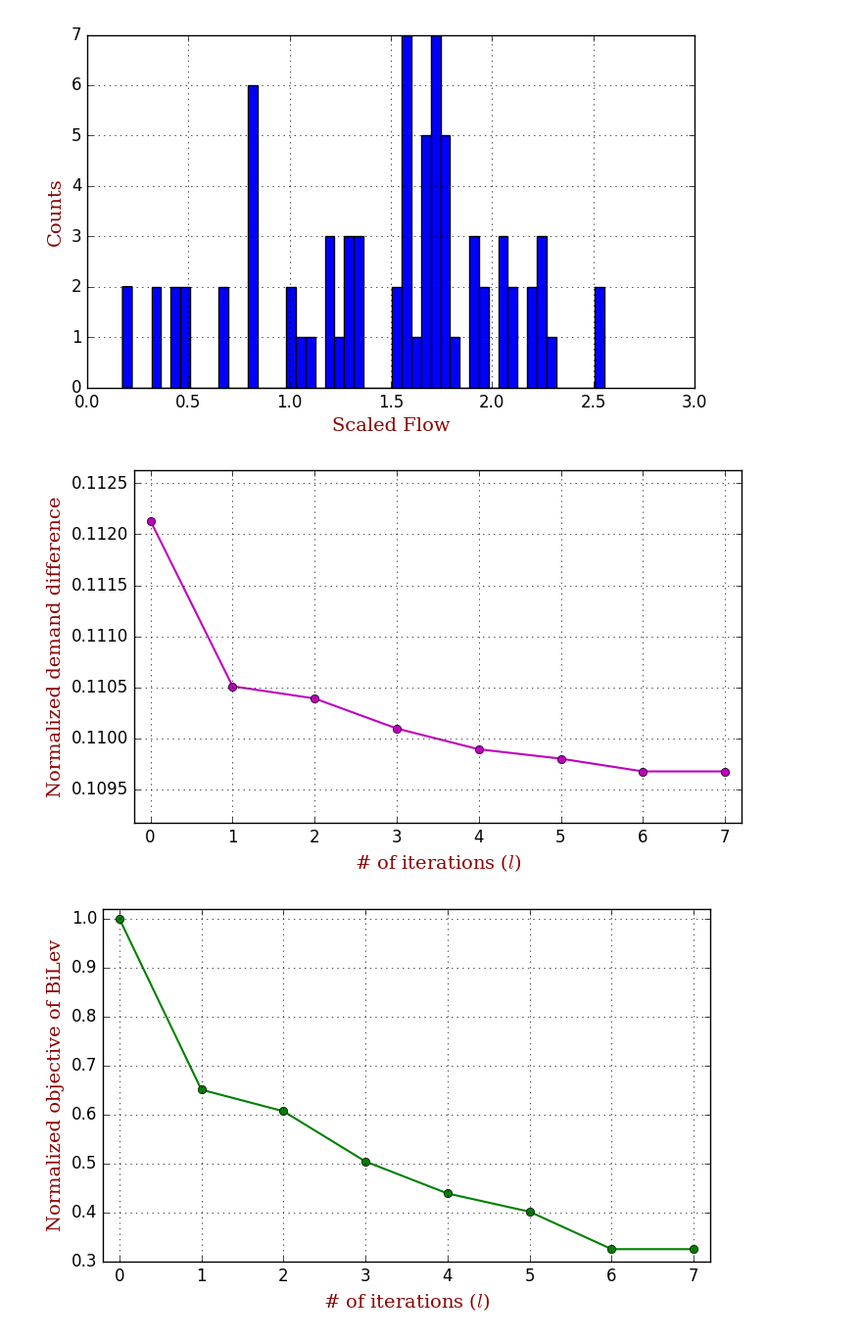
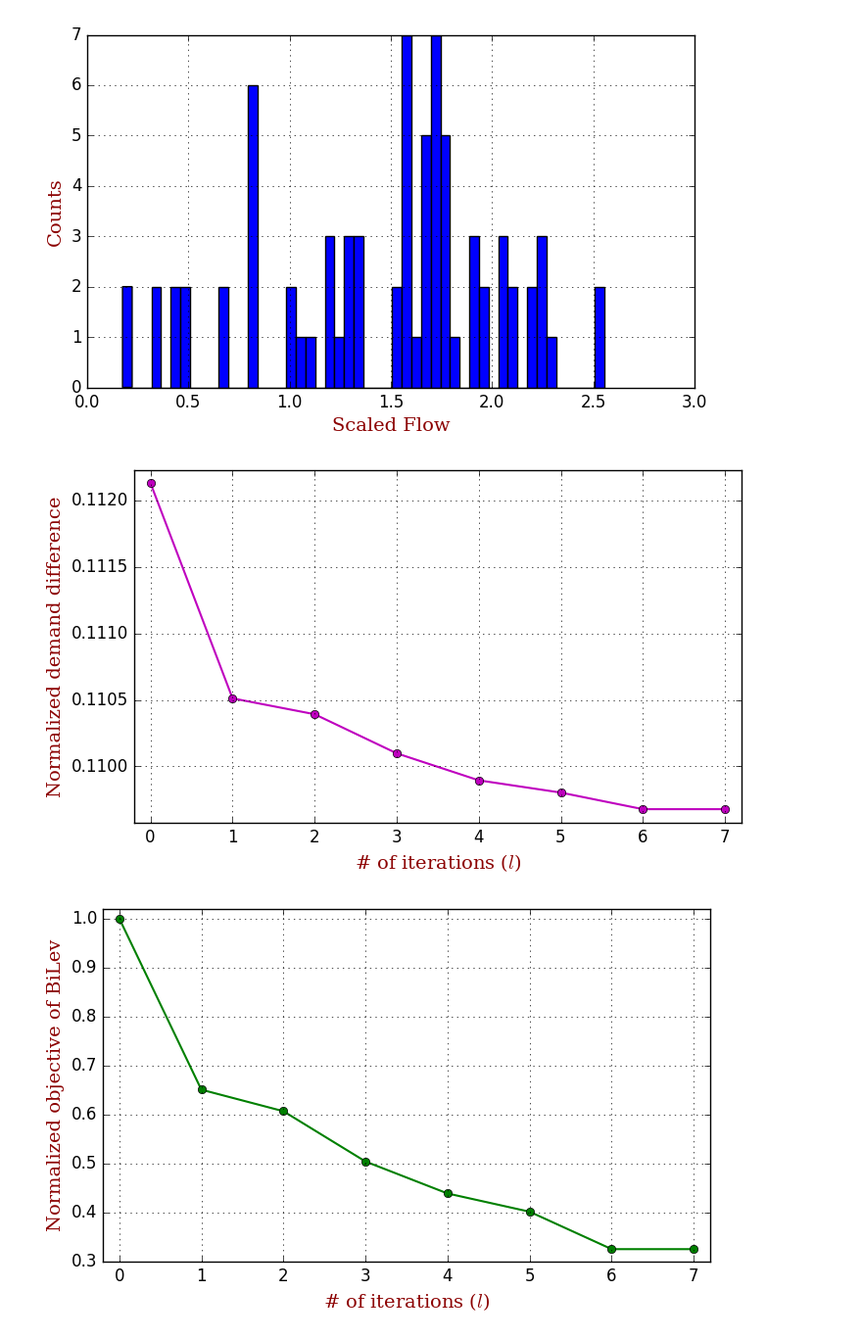
Before and after one commit to jingzbu/InverseVIsTraffic, a Jupyter notebook: 09_develop_new_OD_demand_estimator_Sioux_Dijkstra_uni_class_costf_known/05_refine_iteration_results.ipynb, the cells around one changed output. Shown at 98% size. Cells and saved outputs as stored; diff of their text form; code cells hidden in the pictures.

```diff
--- a/09_develop_new_OD_demand_estimator_Sioux_Dijkstra_uni_class_costf_known/05_refine_iteration_results.ipynb
+++ b/09_develop_new_OD_demand_estimator_Sioux_Dijkstra_uni_class_costf_known/05_refine_iteration_results.ipynb
@@ -70,31 +70,31 @@ INFO: Loading help data...
 # %%
 iterNum = 0:N
 
 demandsDiff = map(iterNum->demandsDiffDict["$iterNum"], iterNum+1)
 
 # plot(iterNum, objFun, "s-g", label="True")
 
 fig = figure(figsize=(8,4.5))
 
 plot(iterNum, demandsDiff, "o-m", linewidth=1.5)
 
 # legend(loc="upper right",fancybox="true")
 
 grid("on")
 
 xlim(-0.2, N + .2)
-ylim(minimum(demandsDiff)-.0005, maximum(demandsDiff)+.0005)
+ylim(minimum(demandsDiff)-.0001, maximum(demandsDiff)+.0001)
 
 xticks(0:N)
 
 font1 = ["family"=>"serif", "color"=>"darkred", "weight"=>"normal", "size"=>14]
 
 xlabel(L"# of iterations ($l$)", fontdict=font1)
 ylabel("Normalized demand difference", fontdict=font1)
 
 savefig("./results/demandsDiff_biLev_Sioux.pdf")
 # %% [output]
-[figure, old version]
+[figure, new version]
 # %%
 normObjInvVIDict = Dict{}()
 
```
Also changed, not shown: 37 other files.
